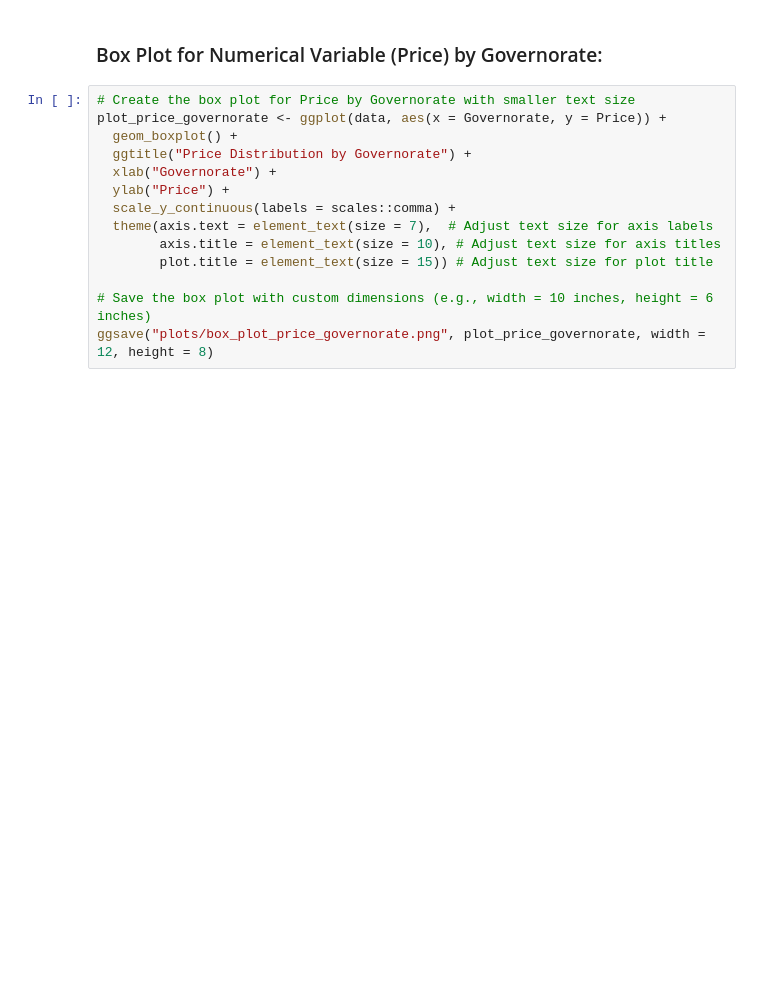
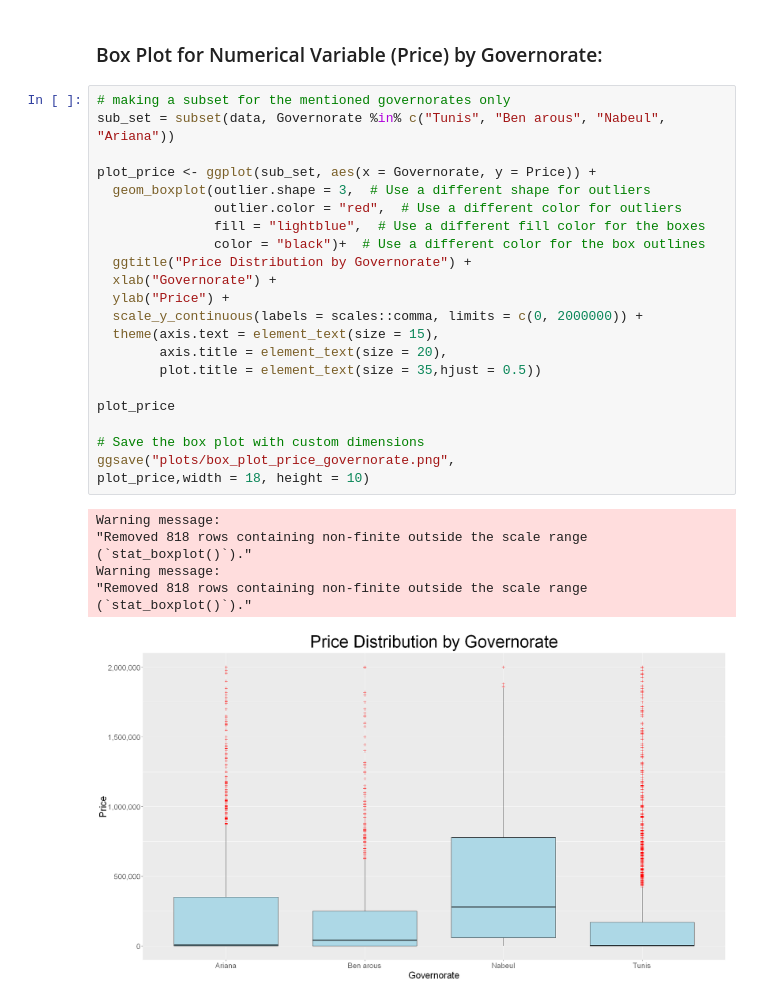
Before and after one commit to AzyzHm/Tunisia-Real-Estate-Analysis, a Jupyter notebook: Tunisia_real_estate_Analysis.ipynb, the cells around one changed output. Drawn from its saved outputs; the diff is of its cells as text; blank space fills up the shorter version.

```diff
--- a/Tunisia_real_estate_Analysis.ipynb
+++ b/Tunisia_real_estate_Analysis.ipynb
@@ -173,16 +170,32 @@ ggsave("plots/bar_plot_locality.png", plot_locality, width = 10, height = 6)
 # %% [markdown]
 ### Box Plot for Numerical Variable (Price) by Governorate:
 # %%
-# Create the box plot for Price by Governorate with smaller text size
-plot_price_governorate <- ggplot(data, aes(x = Governorate, y = Price)) +
-  geom_boxplot() +
+# making a subset for the mentioned governorates only
+sub_set = subset(data, Governorate %in% c("Tunis", "Ben arous", "Nabeul", "Ariana"))
+
+plot_price <- ggplot(sub_set, aes(x = Governorate, y = Price)) +
+  geom_boxplot(outlier.shape = 3,  # Use a different shape for outliers
+               outlier.color = "red",  # Use a different color for outliers
+               fill = "lightblue",  # Use a different fill color for the boxes
+               color = "black")+  # Use a different color for the box outlines
   ggtitle("Price Distribution by Governorate") +
   xlab("Governorate") +
   ylab("Price") +
-  scale_y_continuous(labels = scales::comma) +
-  theme(axis.text = element_text(size = 7),  # Adjust text size for axis labels
-        axis.title = element_text(size = 10), # Adjust text size for axis titles
-        plot.title = element_text(size = 15)) # Adjust text size for plot title
+  scale_y_continuous(labels = scales::comma, limits = c(0, 2000000)) +
+  theme(axis.text = element_text(size = 15),
+        axis.title = element_text(size = 20),
+        plot.title = element_text(size = 35,hjust = 0.5))
 
-# Save the box plot with custom dimensions (e.g., width = 10 inches, height = 6 inches)
-ggsave("plots/box_plot_price_governorate.png", plot_price_governorate, width = 12, height = 8)
+plot_price
+
+# Save the box plot with custom dimensions
+ggsave("plots/box_plot_price_governorate.png",
+plot_price,width = 18, height = 10)
+# %% [output]
+Warning message:
+"Removed 818 rows containing non-finite outside the scale range
+(`stat_boxplot()`)."
+Warning message:
+"Removed 818 rows containing non-finite outside the scale range
+(`stat_boxplot()`)."
+[figure, added]
```
Also changed, not shown: parts of 23 cells of this notebook, 5 other files.
